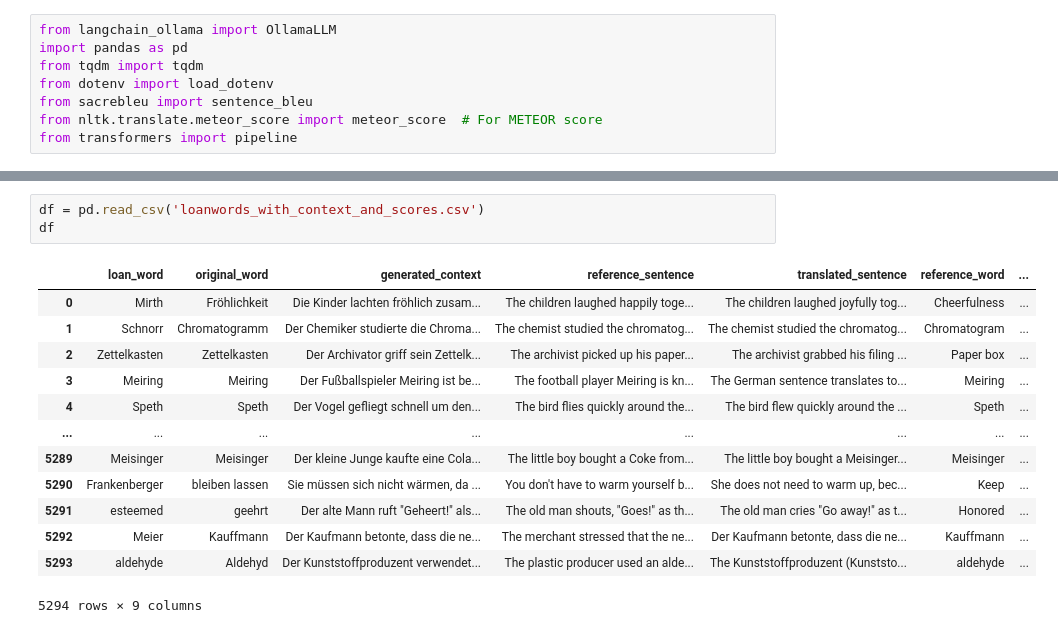
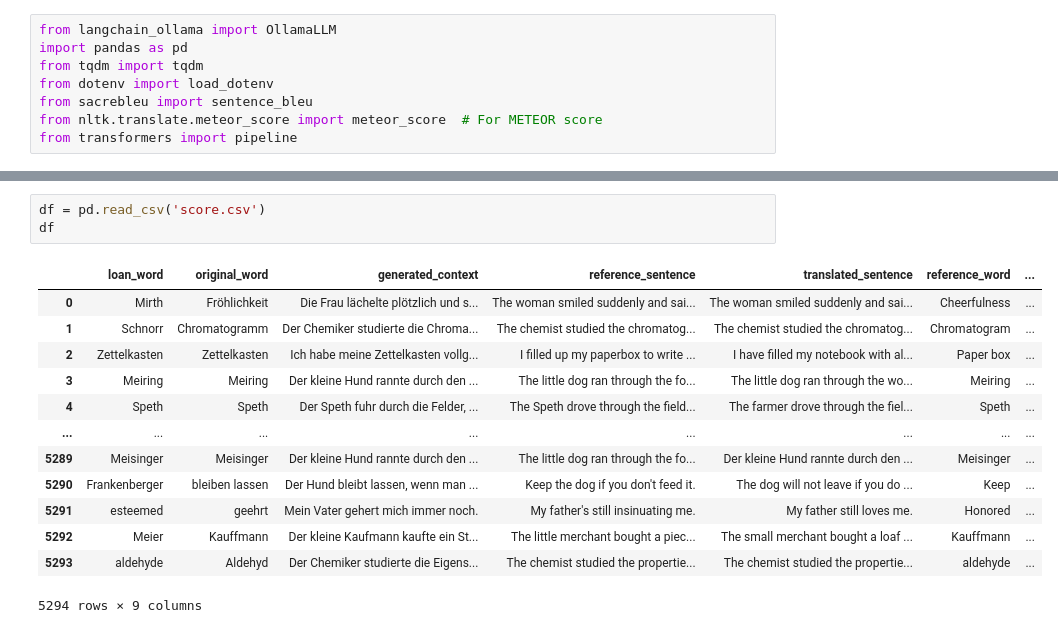
Before and after one commit to rahul1416/False-LoanWord-Classifier, a Jupyter notebook: translation.ipynb, the cells around one changed output, grey strips where cells are left out. Saved outputs shown, nothing was run; the diff lists cells and outputs as text.

Commit message:
added different scores
Signed-off-by: rahul1416 <rahuluino@gmail.com>

```diff
--- a/translation.ipynb
+++ b/translation.ipynb
@@ -109,19 +109,19 @@ Generating context sentences...
 Translating and evaluating sentences...
 Saved with context and scores to: score.csv
 # %%
-df = pd.read_csv('loanwords_with_context_and_scores.csv')
+df = pd.read_csv('score.csv')
 df
 # %% [output]
 |  | loan_word | original_word | generated_context | reference_sentence | translated_sentence | reference_word | ... |
-| 0 | Mirth | Fröhlichkeit | Die Kinder lachten fröhlich zusam... | The children laughed happily toge... | The children laughed joyfully tog... | Cheerfulness | ... |
+| 0 | Mirth | Fröhlichkeit | Die Frau lächelte plötzlich und s... | The woman smiled suddenly and sai... | The woman smiled suddenly and sai... | Cheerfulness | ... |
 | 1 | Schnorr | Chromatogramm | Der Chemiker studierte die Chroma... | The chemist studied the chromatog... | The chemist studied the chromatog... | Chromatogram | ... |
-| 2 | Zettelkasten | Zettelkasten | Der Archivator griff sein Zettelk... | The archivist picked up his paper... | The archivist grabbed his filing ... | Paper box | ... |
-| 3 | Meiring | Meiring | Der Fußballspieler Meiring ist be... | The football player Meiring is kn... | The German sentence translates to... | Meiring | ... |
-| 4 | Speth | Speth | Der Vogel gefliegt schnell um den... | The bird flies quickly around the... | The bird flew quickly around the ... | Speth | ... |
+| 2 | Zettelkasten | Zettelkasten | Ich habe meine Zettelkasten vollg... | I filled up my paperbox to write ... | I have filled my notebook with al... | Paper box | ... |
+| 3 | Meiring | Meiring | Der kleine Hund rannte durch den ... | The little dog ran through the fo... | The little dog ran through the wo... | Meiring | ... |
+| 4 | Speth | Speth | Der Speth fuhr durch die Felder, ... | The Speth drove through the field... | The farmer drove through the fiel... | Speth | ... |
 | ... | ... | ... | ... | ... | ... | ... | ... |
-| 5289 | Meisinger | Meisinger | Der kleine Junge kaufte eine Cola... | The little boy bought a Coke from... | The little boy bought a Meisinger... | Meisinger | ... |
-| 5290 | Frankenberger | bleiben lassen | Sie müssen sich nicht wärmen, da ... | You don't have to warm yourself b... | She does not need to warm up, bec... | Keep | ... |
-| 5291 | esteemed | geehrt | Der alte Mann ruft "Geheert!" als... | The old man shouts, "Goes!" as th... | The old man cries "Go away!" as t... | Honored | ... |
-| 5292 | Meier | Kauffmann | Der Kaufmann betonte, dass die ne... | The merchant stressed that the ne... | Der Kaufmann betonte, dass die ne... | Kauffmann | ... |
-| 5293 | aldehyde | Aldehyd | Der Kunststoffproduzent verwendet... | The plastic producer used an alde... | The Kunststoffproduzent (Kunststo... | aldehyde | ... |
+| 5289 | Meisinger | Meisinger | Der kleine Hund rannte durch den ... | The little dog ran through the fo... | Der kleine Hund rannte durch den ... | Meisinger | ... |
+| 5290 | Frankenberger | bleiben lassen | Der Hund bleibt lassen, wenn man ... | Keep the dog if you don't feed it. | The dog will not leave if you do ... | Keep | ... |
+| 5291 | esteemed | geehrt | Mein Vater gehert mich immer noch. | My father's still insinuating me. | My father still loves me. | Honored | ... |
+| 5292 | Meier | Kauffmann | Der kleine Kaufmann kaufte ein St... | The little merchant bought a piec... | The small merchant bought a loaf ... | Kauffmann | ... |
+| 5293 | aldehyde | Aldehyd | Der Chemiker studierte die Eigens... | The chemist studied the propertie... | The chemist studied the propertie... | aldehyde | ... |
 5294 rows × 9 columns
```
Also changed, not shown: parts of 1 cell of this notebook, 2 other files.
